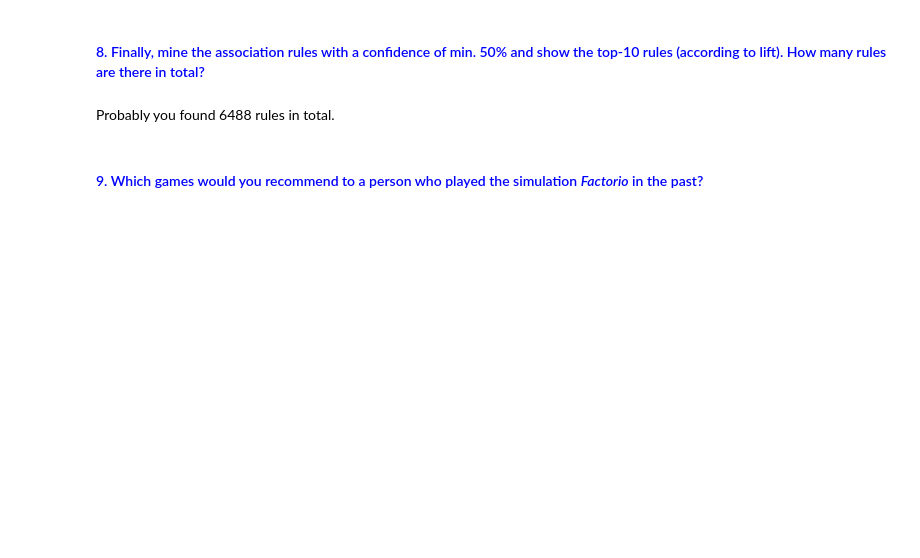
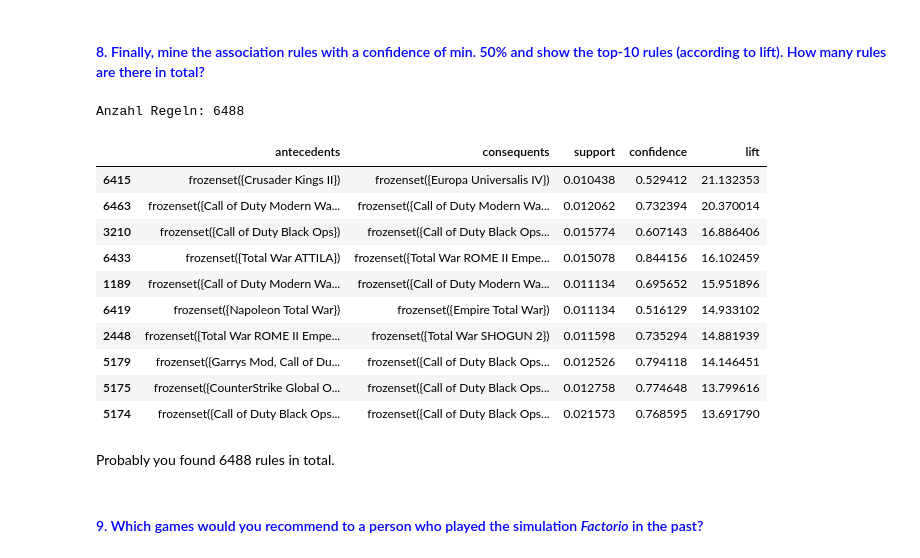
Before and after one commit to MrBierflasche/Studium, a Jupyter notebook: 3_Semester/MachineLearning/homework/04_Association_Rules/MLEA_04_EX_AssociationRules.ipynb, the cells around one changed output. Cells and saved outputs as stored; diff of their text form; code cells hidden in the pictures; blank space fills up the shorter version.

```diff
--- a/3_Semester/MachineLearning/homework/04_Association_Rules/MLEA_04_EX_AssociationRules.ipynb
+++ b/3_Semester/MachineLearning/homework/04_Association_Rules/MLEA_04_EX_AssociationRules.ipynb
@@ -44,3 +120,7 @@ The data is stored in a CSV file, each line contains the data for a single user.
 Now it is time to mine the association rules. To obtain the frequent item set, we want to use the `fpgrowth` algorithm this time ([documentation](http://rasbt.github.io/mlxtend/user_guide/frequent_patterns/fpgrowth/)), because it is faster.
 
 <h4 style="color:blue">7. Get the frequent item set with fpgrowth with a minimum support of 1% and print the amount of the itemssets</h4>
+# %%
+frequent_itemsets = fpgrowth(df_enc, min_support=0.01, use_colnames=True)
+print("Anzahl Itemsets:", len(frequent_itemsets))
+frequent_itemsets.sort_values('support', ascending=False).head()
@@ -47,5 +135,24 @@ Now it is time to mine the association rules. To obtain the frequent item set, w
 # %% [markdown]
 <h4 style="color:blue">8. Finally, mine the association rules with a confidence of min. 50% and show the top-10 rules (according to lift). How many rules are there in total?</h4>
+# %%
+rules = association_rules(frequent_itemsets, metric="confidence", min_threshold=0.5)
+print("Anzahl Regeln:", len(rules))
+
+cols = ['antecedents', 'consequents', 'support', 'confidence', 'lift']
+rules.sort_values('lift', ascending=False)[cols].head(10)
+# %% [output]
+Anzahl Regeln: 6488
+|  | antecedents | consequents | support | confidence | lift |
+| 6415 | frozenset({Crusader Kings II}) | frozenset({Europa Universalis IV}) | 0.010438 | 0.529412 | 21.132353 |
+| 6463 | frozenset({Call of Duty Modern Wa... | frozenset({Call of Duty Modern Wa... | 0.012062 | 0.732394 | 20.370014 |
+| 3210 | frozenset({Call of Duty Black Ops}) | frozenset({Call of Duty Black Ops... | 0.015774 | 0.607143 | 16.886406 |
+| 6433 | frozenset({Total War ATTILA}) | frozenset({Total War ROME II Empe... | 0.015078 | 0.844156 | 16.102459 |
+| 1189 | frozenset({Call of Duty Modern Wa... | frozenset({Call of Duty Modern Wa... | 0.011134 | 0.695652 | 15.951896 |
+| 6419 | frozenset({Napoleon Total War}) | frozenset({Empire Total War}) | 0.011134 | 0.516129 | 14.933102 |
+| 2448 | frozenset({Total War ROME II Empe... | frozenset({Total War SHOGUN 2}) | 0.011598 | 0.735294 | 14.881939 |
+| 5179 | frozenset({Garrys Mod, Call of Du... | frozenset({Call of Duty Black Ops... | 0.012526 | 0.794118 | 14.146451 |
+| 5175 | frozenset({CounterStrike Global O... | frozenset({Call of Duty Black Ops... | 0.012758 | 0.774648 | 13.799616 |
+| 5174 | frozenset({Call of Duty Black Ops... | frozenset({Call of Duty Black Ops... | 0.021573 | 0.768595 | 13.691790 |
 # %% [markdown]
 Probably you found 6488 rules in total.
 # %% [markdown]
```
Also changed, not shown: parts of 10 cells of this notebook, 5 other files.
